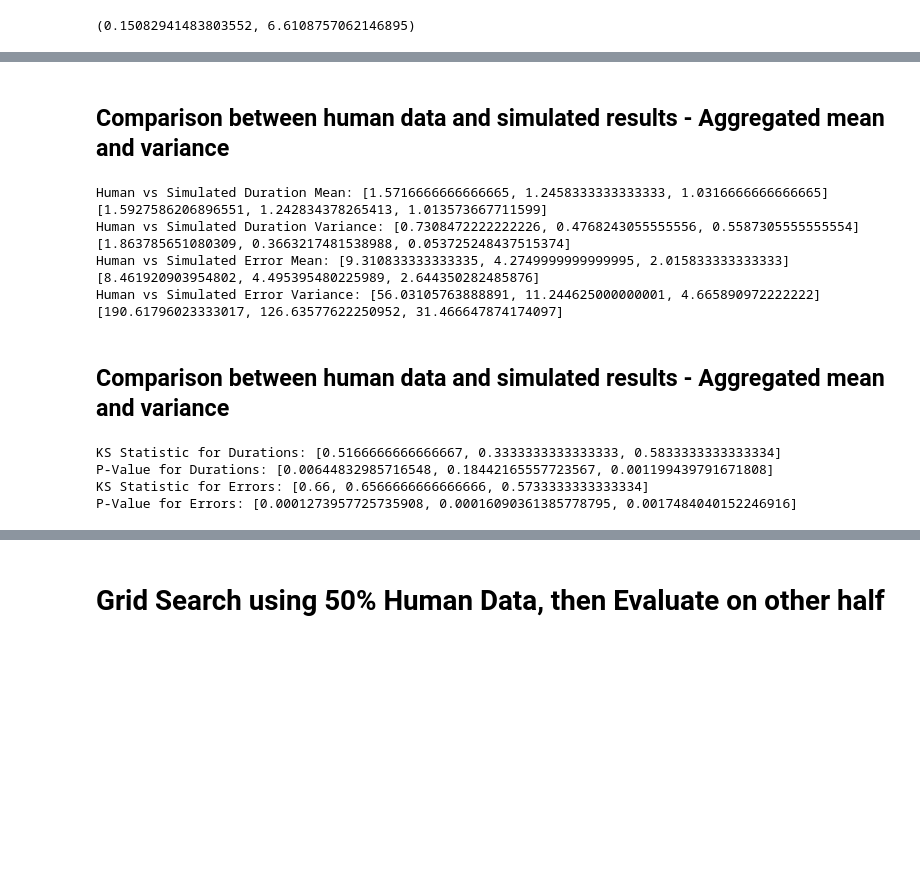
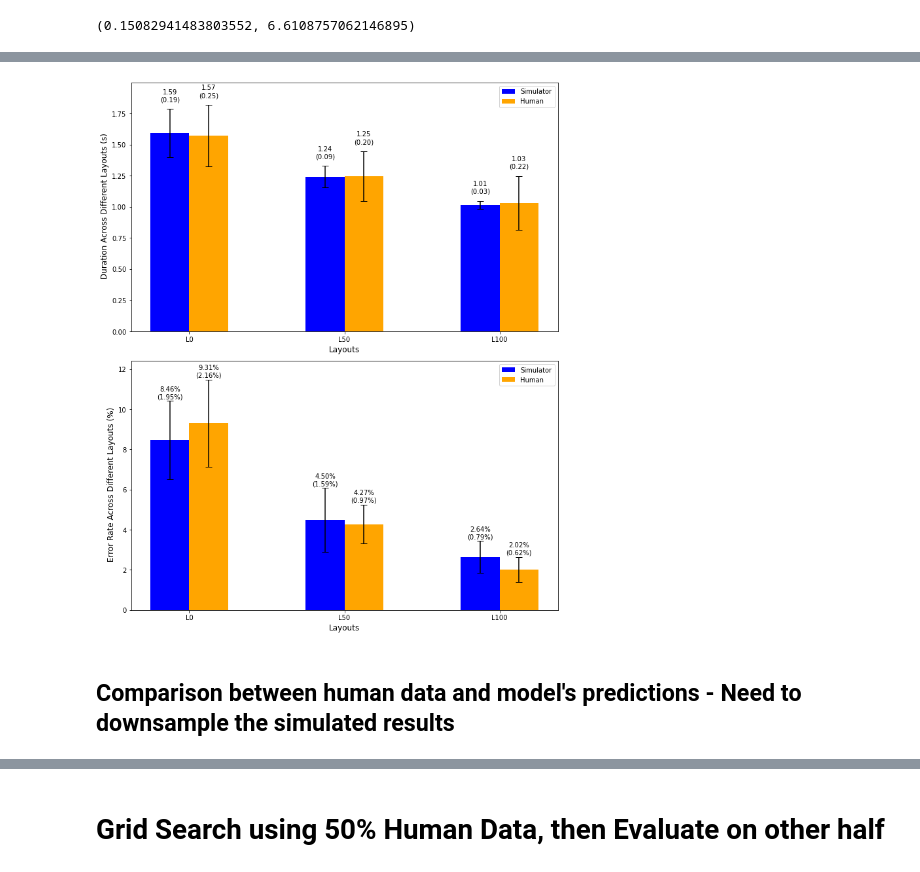
Before and after one commit to BaiYunpeng1949/heads-up-multitasker, a Jupyter notebook: huc/envs/mobile_reading/results/Grid Search.ipynb, the cells around one changed output, grey strips where cells are left out. Cells and saved outputs as stored; diff of their text form; code cells hidden in the pictures; blank space fills up the shorter version.

Commit message:
0822-HUC-POMDPSelect.py-Grid Search pipeline: add plots for bootstrapped human data.

```diff
--- a/huc/envs/mobile_reading/results/Grid Search.ipynb
+++ b/huc/envs/mobile_reading/results/Grid Search.ipynb
@@ -318,54 +225,21 @@ Bootstrapped RMSE for Errors: [16.23450709866984, 11.622816172756659, 6.02722977
-# %% [markdown]
-## Comparison between human data and simulated results - Aggregated mean and variance
-# %%
-def aggregate_comparison(human_data, simulated_data):
-    # Compute aggregate metrics for human data
-    human_mean = [np.mean(data) for data in human_data]
-    human_variance = [np.var(data) for data in human_data]
-
-    # Compute aggregate metrics for simulated data
-    simulated_mean = [np.mean(data) for data in simulated_data]
-    simulated_variance = [np.var(data) for data in simulated_data]
-
-    return human_mean, human_variance, simulated_mean, simulated_variance
-
-human_mean_duration, human_var_duration, sim_mean_duration, sim_var_duration = aggregate_comparison(human_duration_data, sim_durations)
-human_mean_error, human_var_error, sim_mean_error, sim_var_error = aggregate_comparison(human_error_data, sim_errors)
-
-print("Human vs Simulated Duration Mean:", human_mean_duration, sim_mean_duration)
-print("Human vs Simulated Duration Variance:", human_var_duration, sim_var_duration)
-print("Human vs Simulated Error Mean:", human_mean_error, sim_mean_error)
-print("Human vs Simulated Error Variance:", human_var_error, sim_var_error)
-# %% [output]
-Human vs Simulated Duration Mean: [1.5716666666666665, 1.2458333333333333, 1.0316666666666665] [1.5927586206896551, 1.242834378265413, 1.013573667711599]
-Human vs Simulated Duration Variance: [0.7308472222222226, 0.4768243055555556, 0.5587305555555554] [1.863785651080309, 0.3663217481538988, 0.053725248437515374]
-Human vs Simulated Error Mean: [9.310833333333335, 4.2749999999999995, 2.015833333333333] [8.461920903954802, 4.495395480225989, 2.644350282485876]
-Human vs Simulated Error Variance: [56.03105763888891, 11.244625000000001, 4.665890972222222] [190.61796023333017, 126.63577622250952, 31.466647874174097]
-# %% [markdown]
-## Comparison between human data and simulated results - Aggregated mean and variance
-# %%
-from scipy.stats import ks_2samp
-
-def distribution_comparison(human_data, simulated_data):
-    ks_statistic = []
-    p_value = []
-
-    for h_data, s_data in zip(human_data, simulated_data):
-        ks_stat, p_val = ks_2samp(h_data, s_data)
-        ks_statistic.append(ks_stat)
-        p_value.append(p_val)
-
-    return ks_statistic, p_value
-
-ks_stat_duration, p_val_duration = distribution_comparison(human_duration_data, sim_durations)
-ks_stat_error, p_val_error = distribution_comparison(human_error_data, sim_errors)
-
-print("KS Statistic for Durations:", ks_stat_duration)
-print("P-Value for Durations:", p_val_duration)
-print("KS Statistic for Errors:", ks_stat_error)
-print("P-Value for Errors:", p_val_error)
-# %% [output]
-KS Statistic for Durations: [0.5166666666666667, 0.3333333333333333, 0.5833333333333334]
-P-Value for Durations: [0.00644832985716548, 0.18442165557723567, 0.001199439791671808]
-KS Statistic for Errors: [0.66, 0.6566666666666666, 0.5733333333333334]
-P-Value for Errors: [0.0001273957725735908, 0.00016090361385778795, 0.0017484040152246916]
+# %%
+# Extract the data for each agent
+simulation_durations = extract_data(individual_df, best_params, 'steps', layouts)
+simulation_errors = extract_data(individual_df, best_params, 'error', layouts)
+sim_durations = [[item * sim_to_real_ratio_duration for item in sublist] for sublist in simulation_durations]
+sim_errors = [[item * sim_to_real_ratio_error for item in sublist] for sublist in simulation_errors]
+
+sim_duration_mean, sim_duration_sem = calculate_mean_and_sem(sim_durations)
+sim_error_mean, sim_error_sem = calculate_mean_and_sem(sim_errors)
+human_duration_mean, human_duration_sem = calculate_mean_and_sem(human_duration_data)
+human_error_mean, human_error_sem = calculate_mean_and_sem(human_error_data)
+
+# Plot
+plot_comparison_bars([sim_duration_mean, sim_error_mean],
+                     [sim_duration_sem, sim_error_sem],
+                     [human_duration_mean, human_error_mean],
+                     [human_duration_sem, human_error_sem])
+# %% [output]
+[figure, added]
+# %% [markdown]
+## Comparison between human data and model's predictions - Need to downsample the simulated results
```
Also changed, not shown: parts of 13 cells of this notebook.
